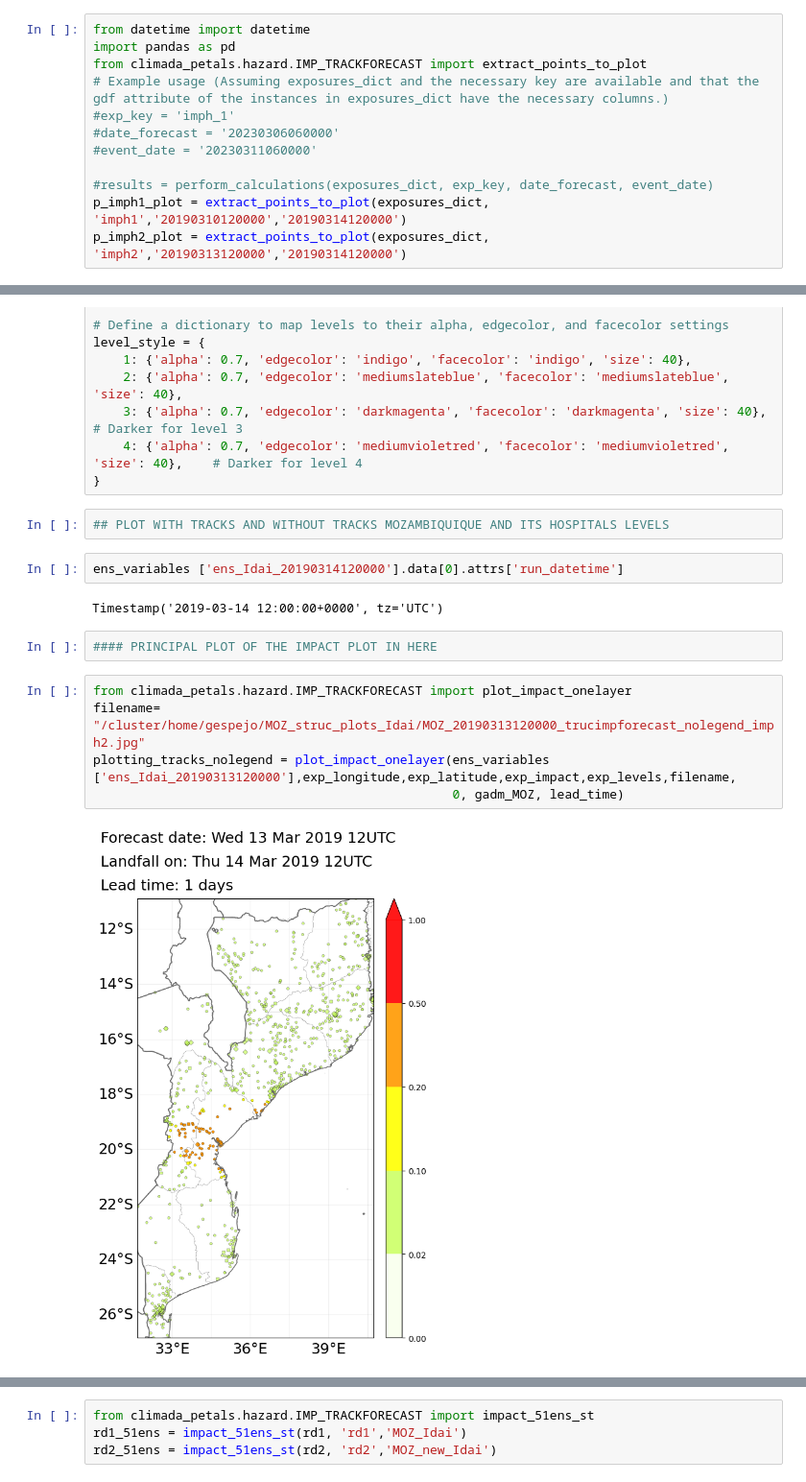
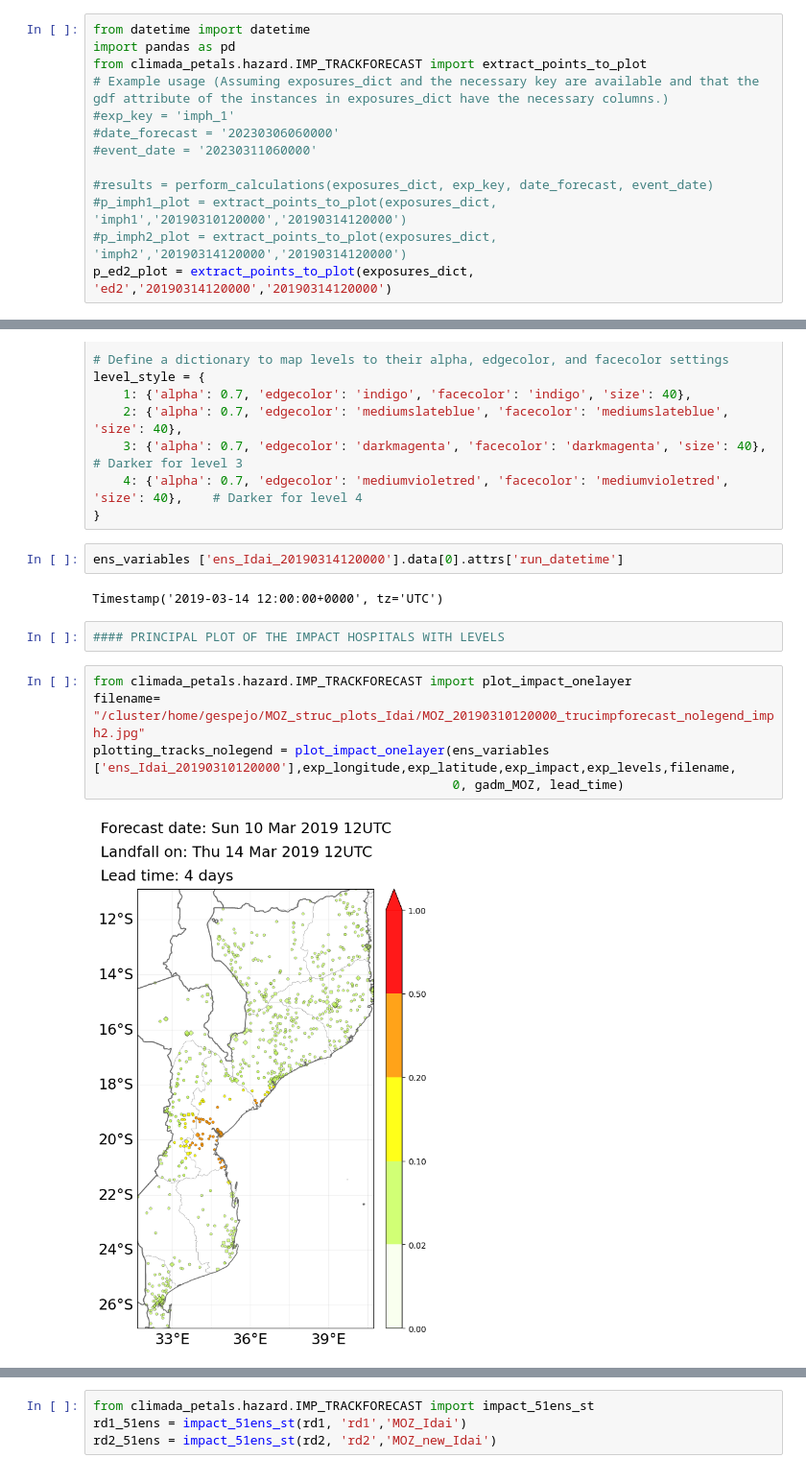
Before and after one commit to Gabespejo/Impact-based-forecast-for-CI-during-TC-CLIMADA, a Jupyter notebook: MOZ_struc_IDAI_2025.ipynb, the cells around one changed output, grey strips where cells are left out. Shown at 96% size. Drawn from its saved outputs; the diff is of its cells as text.

```diff
--- a/MOZ_struc_IDAI_2025.ipynb
+++ b/MOZ_struc_IDAI_2025.ipynb
@@ -1415,6 +959,7 @@ from climada_petals.hazard.IMP_TRACKFORECAST import extract_points_to_plot
 #event_date = '20230311060000'
 
 #results = perform_calculations(exposures_dict, exp_key, date_forecast, event_date)
-p_imph1_plot = extract_points_to_plot(exposures_dict, 'imph1','20190310120000','20190314120000')
-p_imph2_plot = extract_points_to_plot(exposures_dict, 'imph2','20190313120000','20190314120000')
+#p_imph1_plot = extract_points_to_plot(exposures_dict, 'imph1','20190310120000','20190314120000')
+#p_imph2_plot = extract_points_to_plot(exposures_dict, 'imph2','20190314120000','20190314120000')
+p_ed2_plot = extract_points_to_plot(exposures_dict, 'ed2','20190314120000','20190314120000')
 # %% [output]
@@ -1497,18 +1049,16 @@ level_style = {
     3: {'alpha': 0.7, 'edgecolor': 'darkmagenta', 'facecolor': 'darkmagenta', 'size': 40},  # Darker for level 3
     4: {'alpha': 0.7, 'edgecolor': 'mediumvioletred', 'facecolor': 'mediumvioletred', 'size': 40},    # Darker for level 4
 }
-# %%
-## PLOT WITH TRACKS AND WITHOUT TRACKS MOZAMBIQUIQUE AND ITS HOSPITALS LEVELS
 # %%
 ens_variables ['ens_Idai_20190314120000'].data[0].attrs['run_datetime']
 # %% [output]
 Timestamp('2019-03-14 12:00:00+0000', tz='UTC')
 # %%
-#### PRINCIPAL PLOT OF THE IMPACT PLOT IN HERE
+#### PRINCIPAL PLOT OF THE IMPACT HOSPITALS WITH LEVELS
 # %%
 from climada_petals.hazard.IMP_TRACKFORECAST import plot_impact_onelayer
-filename= "/cluster/home/gespejo/MOZ_struc_plots_Idai/MOZ_20190313120000_trucimpforecast_nolegend_imph2.jpg"
-plotting_tracks_nolegend = plot_impact_onelayer(ens_variables ['ens_Idai_20190313120000'],exp_longitude,exp_latitude,exp_impact,exp_levels,filename,
+filename= "/cluster/home/gespejo/MOZ_struc_plots_Idai/MOZ_20190310120000_trucimpforecast_nolegend_imph2.jpg"
+plotting_tracks_nolegend = plot_impact_onelayer(ens_variables ['ens_Idai_20190310120000'],exp_longitude,exp_latitude,exp_impact,exp_levels,filename,
                                                 0, gadm_MOZ, lead_time)
 # %% [output]
-[figure, old version]
+[figure, new version]
```
Also changed, not shown: parts of 153 cells of this notebook, 26 other files.
